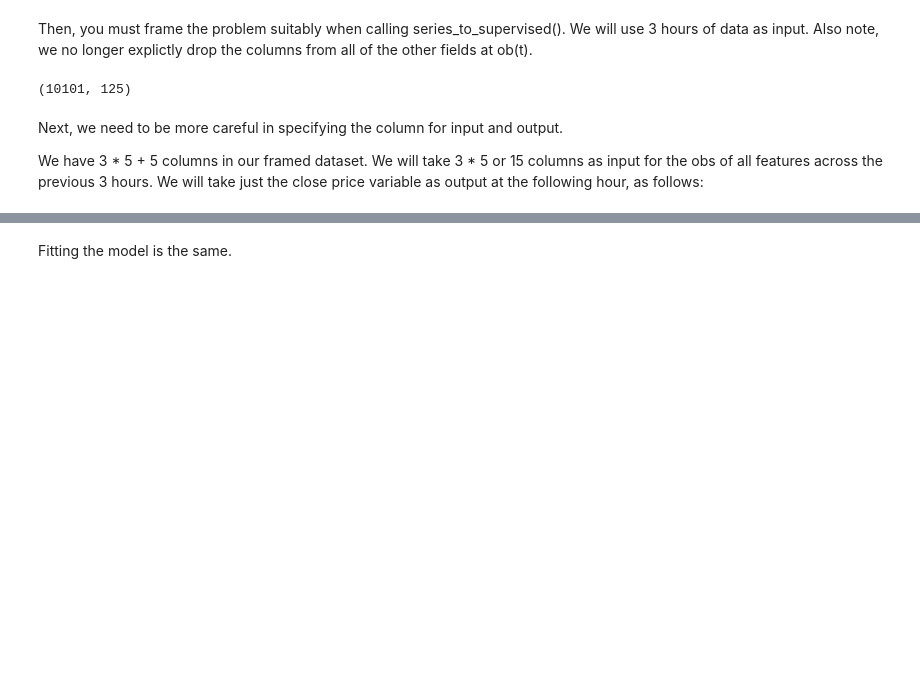
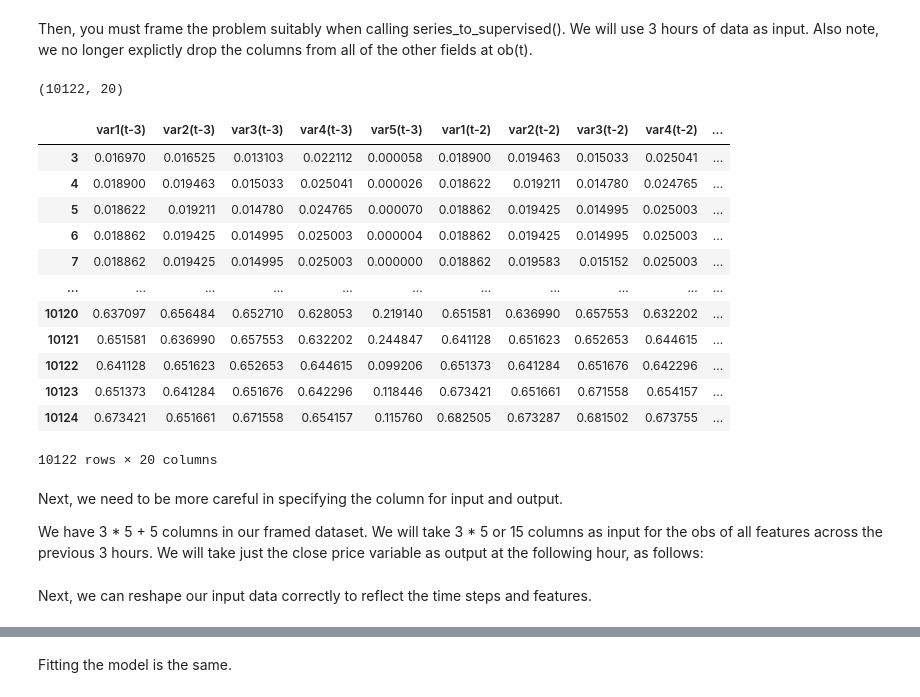
Before and after one commit to siegstedt/trading, a Jupyter notebook: binance/notebooks/lstm_model.ipynb, the cells around one changed output, grey strips where cells are left out. Cells and saved outputs as stored; diff of their text form; code cells hidden in the pictures; blank space fills up the shorter version.

```diff
--- a/binance/notebooks/lstm_model.ipynb
+++ b/binance/notebooks/lstm_model.ipynb
@@ -359,13 +365,29 @@ scaled = scaler.fit_transform(values)
 Then, you must frame the problem suitably when calling series_to_supervised(). We will use 3 hours of data as input. Also note, we no longer explictly drop the columns from all of the other fields at ob(t).
 # %%
 # specify the number of lag hours
-n_hours = 24
+n_hours = 3
 n_features = 5
 # frame as supervised learning
 reframed = series_to_supervised(scaled, n_hours, 1)
 print(reframed.shape)
 # %% [output]
-(10101, 125)
+(10122, 20)
+# %%
+reframed
+# %% [output]
+|  | var1(t-3) | var2(t-3) | var3(t-3) | var4(t-3) | var5(t-3) | var1(t-2) | var2(t-2) | var3(t-2) | var4(t-2) | ... |
+| 3 | 0.016970 | 0.016525 | 0.013103 | 0.022112 | 0.000058 | 0.018900 | 0.019463 | 0.015033 | 0.025041 | ... |
+| 4 | 0.018900 | 0.019463 | 0.015033 | 0.025041 | 0.000026 | 0.018622 | 0.019211 | 0.014780 | 0.024765 | ... |
+| 5 | 0.018622 | 0.019211 | 0.014780 | 0.024765 | 0.000070 | 0.018862 | 0.019425 | 0.014995 | 0.025003 | ... |
+| 6 | 0.018862 | 0.019425 | 0.014995 | 0.025003 | 0.000004 | 0.018862 | 0.019425 | 0.014995 | 0.025003 | ... |
+| 7 | 0.018862 | 0.019425 | 0.014995 | 0.025003 | 0.000000 | 0.018862 | 0.019583 | 0.015152 | 0.025003 | ... |
+| ... | ... | ... | ... | ... | ... | ... | ... | ... | ... | ... |
+| 10120 | 0.637097 | 0.656484 | 0.652710 | 0.628053 | 0.219140 | 0.651581 | 0.636990 | 0.657553 | 0.632202 | ... |
+| 10121 | 0.651581 | 0.636990 | 0.657553 | 0.632202 | 0.244847 | 0.641128 | 0.651623 | 0.652653 | 0.644615 | ... |
+| 10122 | 0.641128 | 0.651623 | 0.652653 | 0.644615 | 0.099206 | 0.651373 | 0.641284 | 0.651676 | 0.642296 | ... |
+| 10123 | 0.651373 | 0.641284 | 0.651676 | 0.642296 | 0.118446 | 0.673421 | 0.651661 | 0.671558 | 0.654157 | ... |
+| 10124 | 0.673421 | 0.651661 | 0.671558 | 0.654157 | 0.115760 | 0.682505 | 0.673287 | 0.681502 | 0.673755 | ... |
+10122 rows × 20 columns
 # %%
 # split into train and test sets
 values = reframed.values
@@ -376,6 +398,8 @@ test = values[n_train_hours:, :]
 Next, we need to be more careful in specifying the column for input and output.
 
 We have 3 * 5 + 5 columns in our framed dataset. We will take 3 * 5 or 15 columns as input for the obs of all features across the previous 3 hours. We will take just the close price variable as output at the following hour, as follows:
+# %% [markdown]
+Next, we can reshape our input data correctly to reflect the time steps and features.
 # %%
 # split into input and outputs
 n_obs = max(1,n_hours) * n_features
```
Also changed, not shown: parts of 20 cells of this notebook, 5 other files.
